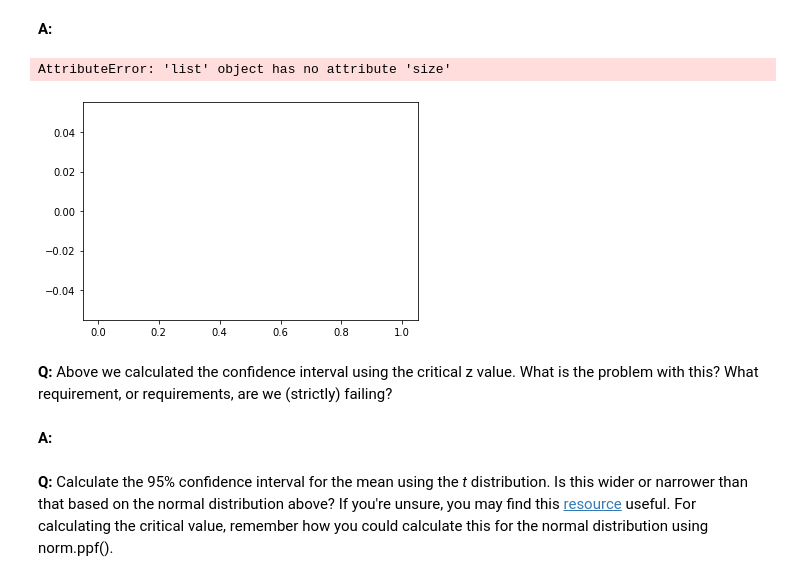
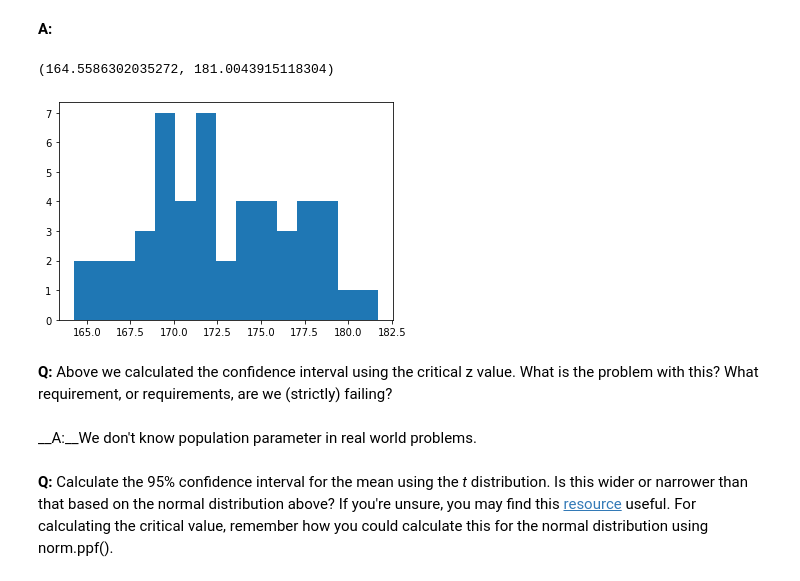
Before and after one commit to mdlee3551/springboard, a Jupyter notebook: inferential_statistics_1a-Q6.25.ipynb, the cells around one changed output. Cells and saved outputs as stored; diff of their text form; code cells hidden in the pictures.

```diff
--- a/inferential_statistics_1a-Q6.25.ipynb
+++ b/inferential_statistics_1a-Q6.25.ipynb
@@ -304,19 +304,20 @@ __A:__
 # %%
 seed(47)
 # take your sample now
+daily_sample1 = townsfolk_sampler(50)
 
-np.mean(sample)
-np.std(sample, ddof=1)
-plt.hist(sample, bins=15)
-norm.ppf(q=.95) * np.std(sample, ddof=1) / np.sqrt(sample.size)
-norm.interval(0.95, loc=np.mean(sample), scale=np.std(sample, ddof=1))
+mean = np.mean(daily_sample1)
+std = np.std(daily_sample1, ddof=1)
+plt.hist(daily_sample1, bins=15)
+norm.ppf(q=.95) * np.std(daily_sample1, ddof=1) / np.sqrt(daily_sample1.size)
+norm.interval(0.95, loc=np.mean(daily_sample1), scale=np.std(daily_sample1, ddof=1))
 # %% [output]
-AttributeError: 'list' object has no attribute 'size'
+(164.5586302035272, 181.0043915118304)
-[figure, old version]
+[figure, new version]
 # %% [markdown]
 __Q:__ Above we calculated the confidence interval using the critical z value. What is the problem with this? What requirement, or requirements, are we (strictly) failing?
-# %% [markdown]
-__A:__
+# %% [markdown]
+__A:__We don't know population parameter in real world problems.
 # %% [markdown]
 __Q:__ Calculate the 95% confidence interval for the mean using the _t_ distribution. Is this wider or narrower than that based on the normal distribution above? If you're unsure, you may find this [resource](https://www.statisticshowto.datasciencecentral.com/probability-and-statistics/confidence-interval/) useful. For calculating the critical value, remember how you could calculate this for the normal distribution using norm.ppf().
 # %% [markdown]
```
Also changed, not shown: parts of 1 cell of this notebook.
